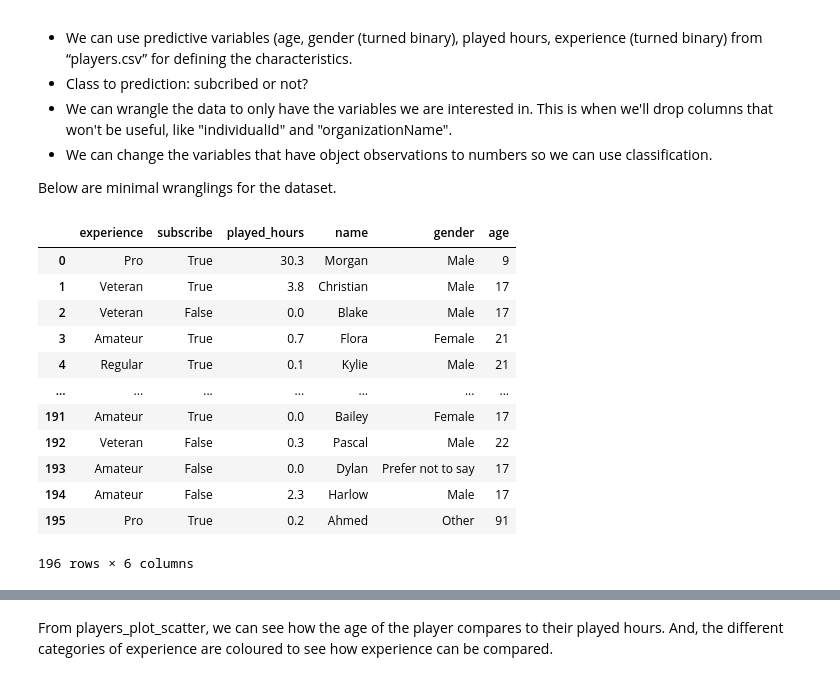
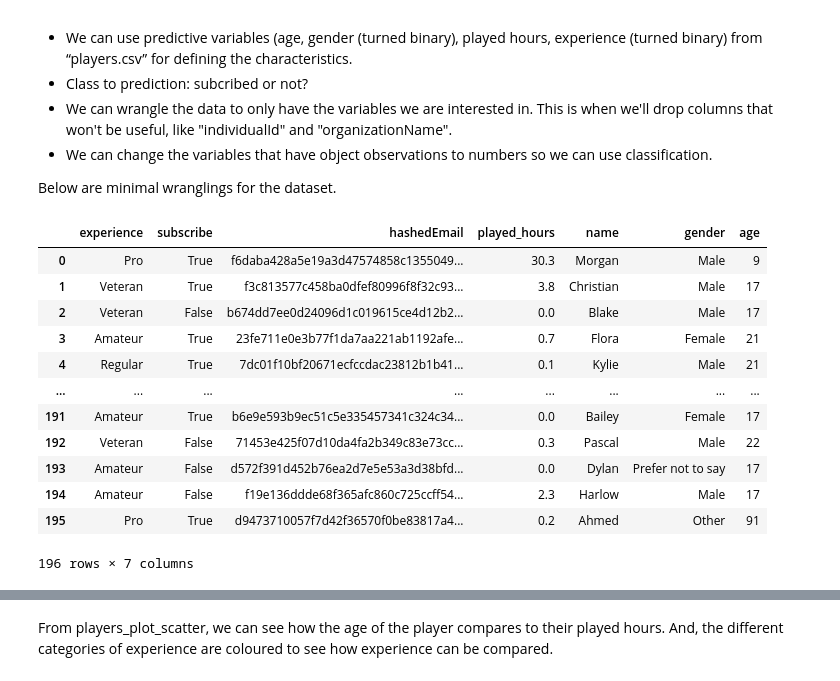
Before and after one commit to melodymokhtari/dsci-100-wt1-group25, a Jupyter notebook: proposal(SBO).ipynb, the cells around one changed output, grey strips where cells are left out. Cells and saved outputs as stored; diff of their text form; code cells hidden in the pictures.

```diff
--- a/proposal(SBO).ipynb
+++ b/proposal(SBO).ipynb
@@ -27,22 +27,22 @@ Below are minimal wranglings for the dataset.
 # %%
 url = "https://drive.google.com/file/d/1Mw9vW0hjTJwRWx0bDXiSpYsO3gKogaPz/view?usp=sharing"
 players=pd.read_csv("https://drive.google.com/uc?export=download&id="+ url.split('/')[-2])
-dropped_players=players.drop(columns=["individualId","organizationName","hashedEmail"])
+dropped_players=players.drop(columns=["individualId","organizationName"])
 dropped_players
 # %% [output]
-|  | experience | subscribe | played_hours | name | gender | age |
-| 0 | Pro | True | 30.3 | Morgan | Male | 9 |
-| 1 | Veteran | True | 3.8 | Christian | Male | 17 |
-| 2 | Veteran | False | 0.0 | Blake | Male | 17 |
-| 3 | Amateur | True | 0.7 | Flora | Female | 21 |
-| 4 | Regular | True | 0.1 | Kylie | Male | 21 |
-| ... | ... | ... | ... | ... | ... | ... |
-| 191 | Amateur | True | 0.0 | Bailey | Female | 17 |
-| 192 | Veteran | False | 0.3 | Pascal | Male | 22 |
-| 193 | Amateur | False | 0.0 | Dylan | Prefer not to say | 17 |
-| 194 | Amateur | False | 2.3 | Harlow | Male | 17 |
-| 195 | Pro | True | 0.2 | Ahmed | Other | 91 |
+|  | experience | subscribe | hashedEmail | played_hours | name | gender | age |
+| 0 | Pro | True | f6daba428a5e19a3d47574858c1355049... | 30.3 | Morgan | Male | 9 |
+| 1 | Veteran | True | f3c813577c458ba0dfef80996f8f32c93... | 3.8 | Christian | Male | 17 |
+| 2 | Veteran | False | b674dd7ee0d24096d1c019615ce4d12b2... | 0.0 | Blake | Male | 17 |
+| 3 | Amateur | True | 23fe711e0e3b77f1da7aa221ab1192afe... | 0.7 | Flora | Female | 21 |
+| 4 | Regular | True | 7dc01f10bf20671ecfccdac23812b1b41... | 0.1 | Kylie | Male | 21 |
+| ... | ... | ... | ... | ... | ... | ... | ... |
+| 191 | Amateur | True | b6e9e593b9ec51c5e335457341c324c34... | 0.0 | Bailey | Female | 17 |
+| 192 | Veteran | False | 71453e425f07d10da4fa2b349c83e73cc... | 0.3 | Pascal | Male | 22 |
+| 193 | Amateur | False | d572f391d452b76ea2d7e5e53a3d38bfd... | 0.0 | Dylan | Prefer not to say | 17 |
+| 194 | Amateur | False | f19e136ddde68f365afc860c725ccff54... | 2.3 | Harlow | Male | 17 |
+| 195 | Pro | True | d9473710057f7d42f36570f0be83817a4... | 0.2 | Ahmed | Other | 91 |
-196 rows × 6 columns
+196 rows × 7 columns
 # %%
 players_plot_scatter = alt.Chart(dropped_players).mark_point().encode(
     x = alt.X("age:Q").title("Age of Player"),
```
